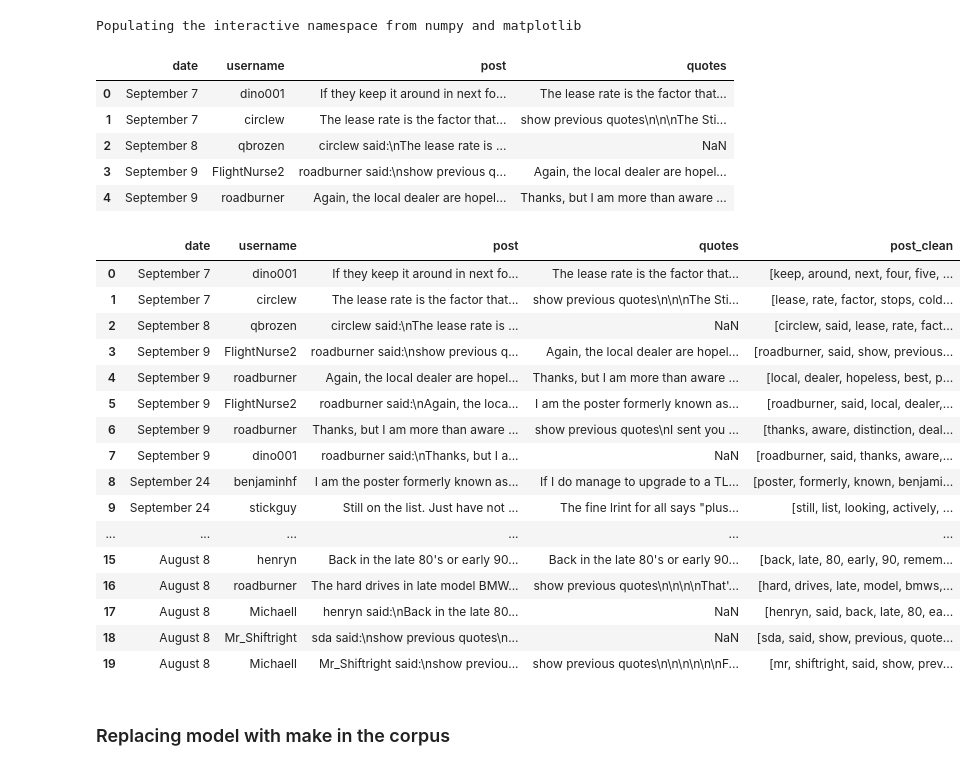
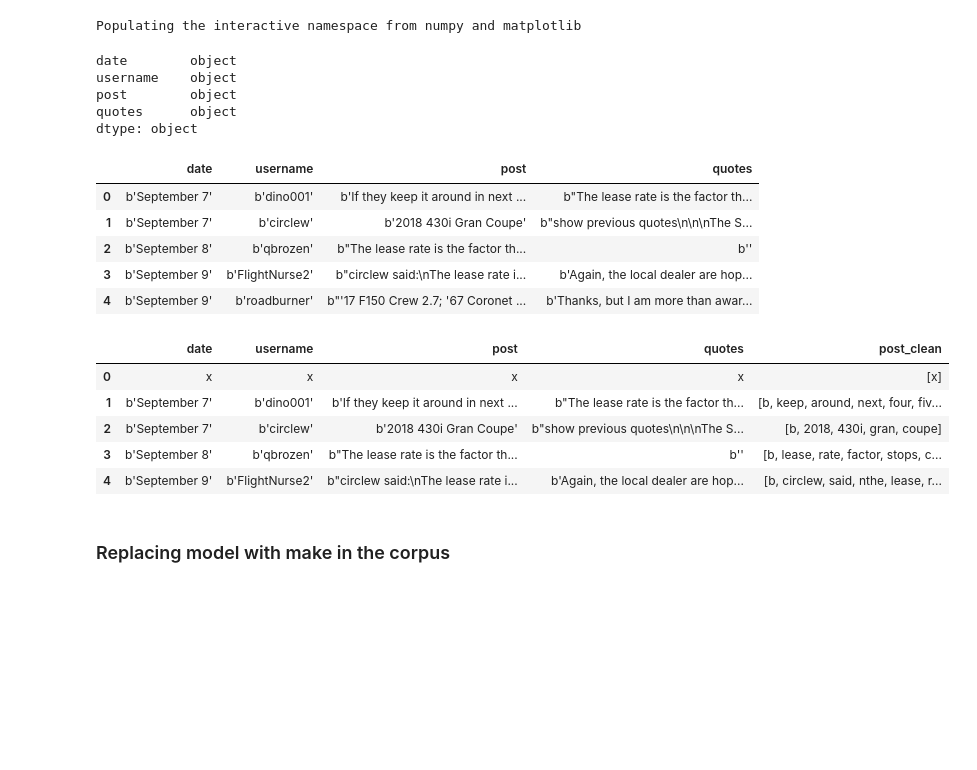
Before and after one commit to abhinaya08/text_analytics, a Jupyter notebook: assignment2/Assignment 2.ipynb, the cells around one changed output. Drawn from its saved outputs; the diff is of its cells as text; code cells hidden in the pictures; blank space fills up the shorter version.

```diff
--- a/assignment2/Assignment 2.ipynb
+++ b/assignment2/Assignment 2.ipynb
@@ -17,15 +17,22 @@ from sklearn.metrics import euclidean_distances
 # %% [output]
 Populating the interactive namespace from numpy and matplotlib
 # %%
-df = pd.read_csv("edmunds_comments.csv",  encoding='utf-8')
+df = pd.read_csv("edmunds_comments.csv",encoding='iso-8859-1')
+df.post = df.post.astype(str)
+print(df.dtypes)
 df.head()
 # %% [output]
+date        object
+username    object
+post        object
+quotes      object
+dtype: object
 |  | date | username | post | quotes |
-| 0 | September 7 | dino001 | If they keep it around in next fo... | The lease rate is the factor that... |
-| 1 | September 7 | circlew | The lease rate is the factor that... | show previous quotes\n\n\nThe Sti... |
-| 2 | September 8 | qbrozen | circlew said:\nThe lease rate is ... | NaN |
-| 3 | September 9 | FlightNurse2 | roadburner said:\nshow previous q... | Again, the local dealer are hopel... |
-| 4 | September 9 | roadburner | Again, the local dealer are hopel... | Thanks, but I am more than aware ... |
+| 0 | b'September 7' | b'dino001' | b'If they keep it around in next ... | b"The lease rate is the factor th... |
+| 1 | b'September 7' | b'circlew' | b'2018 430i Gran Coupe' | b"show previous quotes\n\n\nThe S... |
+| 2 | b'September 8' | b'qbrozen' | b"The lease rate is the factor th... | b'' |
+| 3 | b'September 9' | b'FlightNurse2' | b"circlew said:\nThe lease rate i... | b'Again, the local dealer are hop... |
+| 4 | b'September 9' | b'roadburner' | b"'17 F150 Crew 2.7; '67 Coronet ... | b'Thanks, but I am more than awar... |
 # %%
 #clean punctuation and white spaces
 df["post_clean"] = df.post.apply(lambda x:re.sub(r"[^a-zA-Z0-9\s]", " ", x.lower()))
@@ -36,25 +43,14 @@ df["post_clean"] = df.post_clean.apply(lambda x:re.sub(r'\s+', ' ', x))
 stop = set(stopwords.words('english'))
 df['post_clean'] = df.post_clean.apply(lambda x: [word for word in x.split() if word not in stop])
 # %%
-df.head(20)
+df.head()
 # %% [output]
 |  | date | username | post | quotes | post_clean |
-| 0 | September 7 | dino001 | If they keep it around in next fo... | The lease rate is the factor that... | [keep, around, next, four, five, ... |
-| 1 | September 7 | circlew | The lease rate is the factor that... | show previous quotes\n\n\nThe Sti... | [lease, rate, factor, stops, cold... |
-| 2 | September 8 | qbrozen | circlew said:\nThe lease rate is ... | NaN | [circlew, said, lease, rate, fact... |
-| 3 | September 9 | FlightNurse2 | roadburner said:\nshow previous q... | Again, the local dealer are hopel... | [roadburner, said, show, previous... |
-| 4 | September 9 | roadburner | Again, the local dealer are hopel... | Thanks, but I am more than aware ... | [local, dealer, hopeless, best, p... |
-| 5 | September 9 | FlightNurse2 | roadburner said:\nAgain, the loca... | I am the poster formerly known as... | [roadburner, said, local, dealer,... |
-| 6 | September 9 | roadburner | Thanks, but I am more than aware ... | show previous quotes\nI sent you ... | [thanks, aware, distinction, deal... |
-| 7 | September 9 | dino001 | roadburner said:\nThanks, but I a... | NaN | [roadburner, said, thanks, aware,... |
-| 8 | September 24 | benjaminhf | I am the poster formerly known as... | If I do manage to upgrade to a TL... | [poster, formerly, known, benjami... |
-| 9 | September 24 | stickguy | Still on the list. Just have not ... | The fine lrint for all says "plus... | [still, list, looking, actively, ... |
-| ... | ... | ... | ... | ... | ... |
-| 15 | August 8 | henryn | Back in the late 80's or early 90... | Back in the late 80's or early 90... | [back, late, 80, early, 90, remem... |
-| 16 | August 8 | roadburner | The hard drives in late model BMW... | show previous quotes\n\n\n\nThat'... | [hard, drives, late, model, bmws,... |
-| 17 | August 8 | Michaell | henryn said:\nBack in the late 80... | NaN | [henryn, said, back, late, 80, ea... |
-| 18 | August 8 | Mr_Shiftright | sda said:\nshow previous quotes\n... | NaN | [sda, said, show, previous, quote... |
-| 19 | August 8 | Michaell | Mr_Shiftright said:\nshow previou... | show previous quotes\n\n\n\n\n\nF... | [mr, shiftright, said, show, prev... |
+| 0 | x | x | x | x | [x] |
+| 1 | b'September 7' | b'dino001' | b'If they keep it around in next ... | b"The lease rate is the factor th... | [b, keep, around, next, four, fiv... |
+| 2 | b'September 7' | b'circlew' | b'2018 430i Gran Coupe' | b"show previous quotes\n\n\nThe S... | [b, 2018, 430i, gran, coupe] |
+| 3 | b'September 8' | b'qbrozen' | b"The lease rate is the factor th... | b'' | [b, lease, rate, factor, stops, c... |
+| 4 | b'September 9' | b'FlightNurse2' | b"circlew said:\nThe lease rate i... | b'Again, the local dealer are hop... | [b, circlew, said, nthe, lease, r... |
 # %% [markdown]
 ### Replacing model with make in the corpus
 # %%
```
Also changed, not shown: 2 other files.
